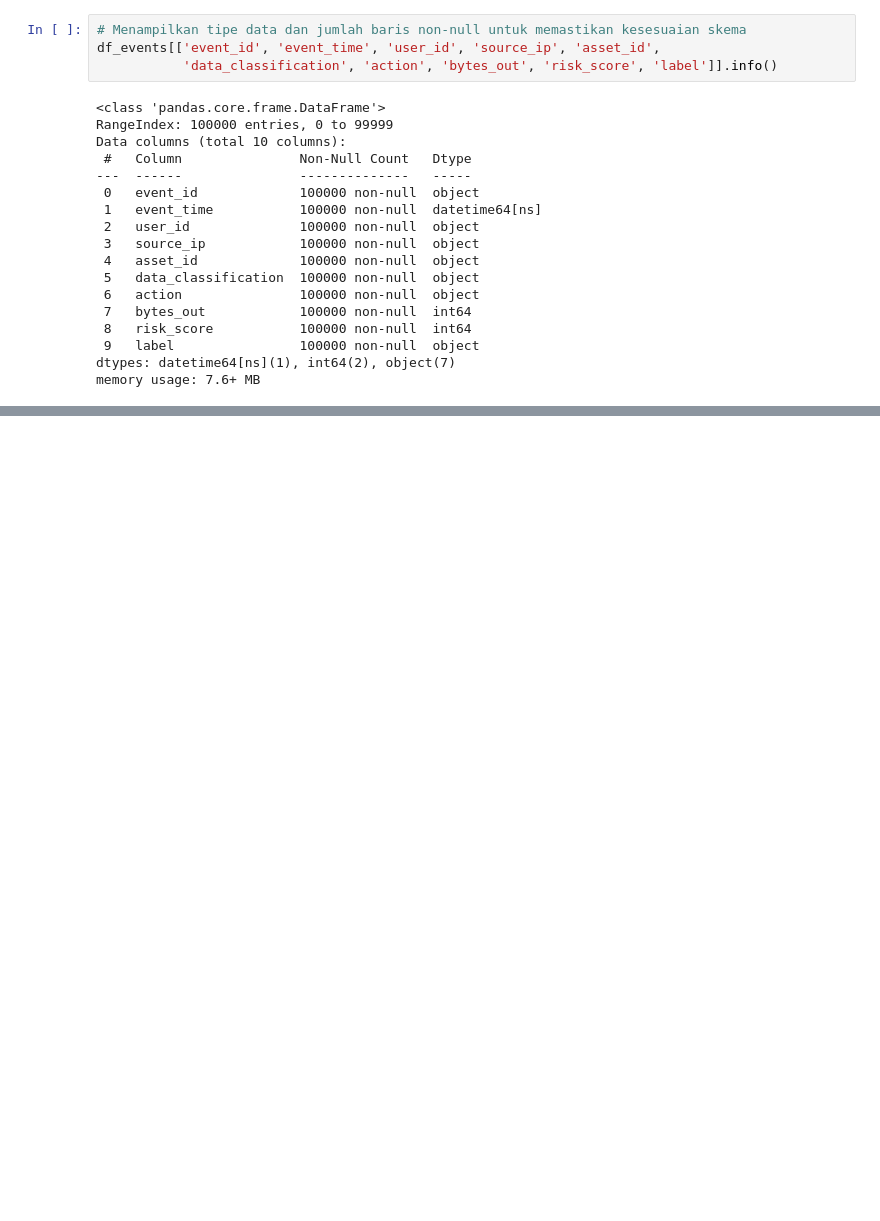
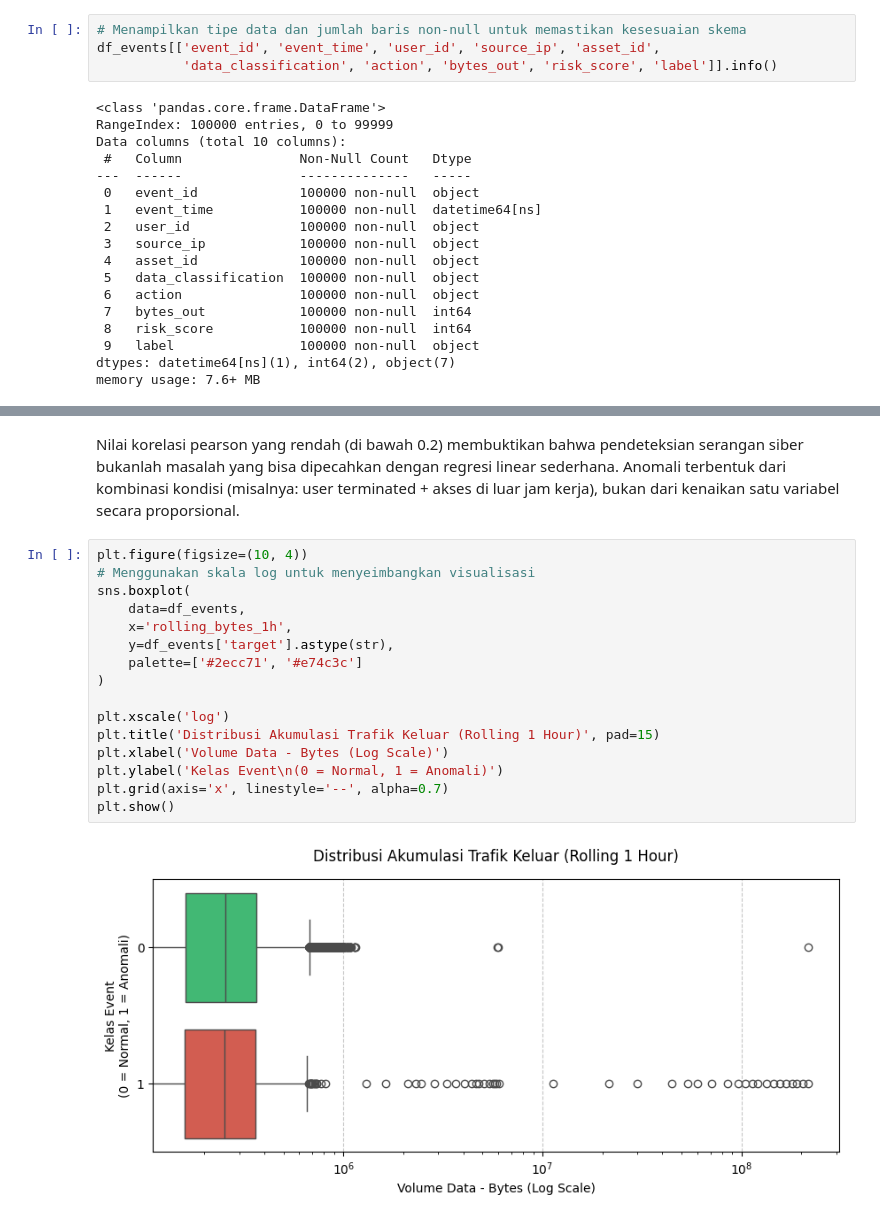
Before and after one commit to Elvin-Aurelio/UAS-Perancangan-Big-Data, a Jupyter notebook: jawaban.ipynb, the cells around one changed output, grey strips where cells are left out. Saved outputs shown, nothing was run; the diff lists cells and outputs as text; blank space fills up the shorter version.

Commit message:
kerjakan feature engineering, EDA, modelling

```diff
--- a/jawaban.ipynb
+++ b/jawaban.ipynb
@@ -229,0 +362,20 @@ memory usage: 7.6+ MB
+# %% [markdown]
+Nilai korelasi pearson yang rendah (di bawah 0.2) membuktikan bahwa pendeteksian serangan siber bukanlah masalah yang bisa dipecahkan dengan regresi linear sederhana. Anomali terbentuk dari kombinasi kondisi (misalnya: user terminated + akses di luar jam kerja), bukan dari kenaikan satu variabel secara proporsional.
+# %%
+plt.figure(figsize=(10, 4))
+# Menggunakan skala log untuk menyeimbangkan visualisasi
+sns.boxplot(
+    data=df_events,
+    x='rolling_bytes_1h',
+    y=df_events['target'].astype(str),
+    palette=['#2ecc71', '#e74c3c']
+)
+
+plt.xscale('log')
+plt.title('Distribusi Akumulasi Trafik Keluar (Rolling 1 Hour)', pad=15)
+plt.xlabel('Volume Data - Bytes (Log Scale)')
+plt.ylabel('Kelas Event\n(0 = Normal, 1 = Anomali)')
+plt.grid(axis='x', linestyle='--', alpha=0.7)
+plt.show()
+# %% [output]
+[figure, added]
```
Also changed, not shown: parts of 25 cells of this notebook.
